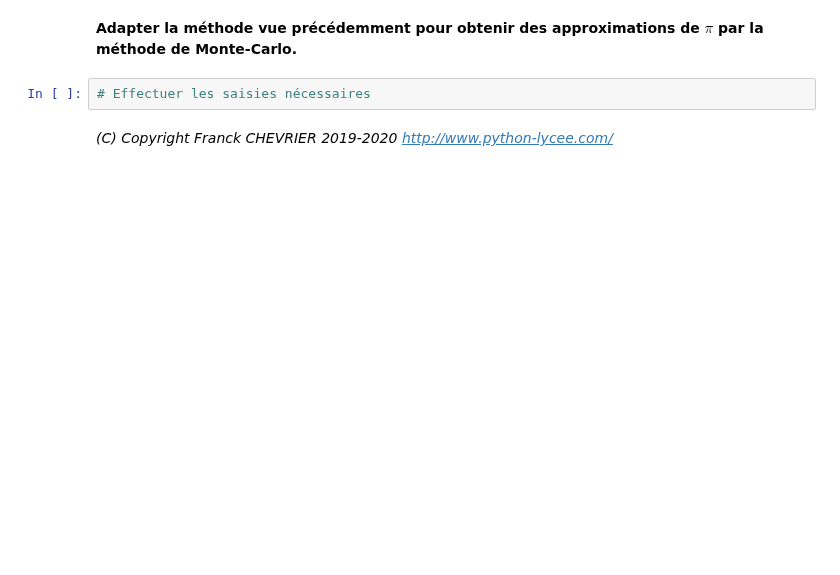
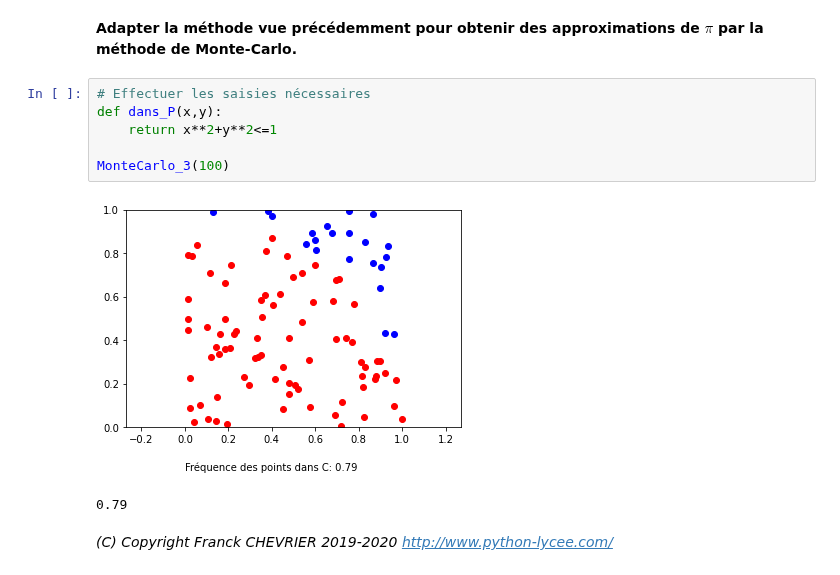
Before and after one commit to PythonLycee/PyLyc, a Jupyter notebook: Monte_Carlo.ipynb, the cells around one changed output. Saved outputs shown, nothing was run; the diff lists cells and outputs as text; blank space fills up the shorter version.

```diff
--- a/Monte_Carlo.ipynb
+++ b/Monte_Carlo.ipynb
@@ -87,5 +157,12 @@ __Déterminer la valeur exacte de l’aire de $D$.__
 __Adapter la méthode vue précédemment pour obtenir des approximations de $\pi$ par la méthode de Monte-Carlo.__
 # %%
 # Effectuer les saisies nécessaires
+def dans_P(x,y):
+    return x**2+y**2<=1
+
+MonteCarlo_3(100)
+# %% [output]
+[figure, added]
+0.79
 # %% [markdown]
 *(C) Copyright Franck CHEVRIER 2019-2020 http://www.python-lycee.com/*
```
Also changed, not shown: parts of 9 cells of this notebook, 1 other file.
